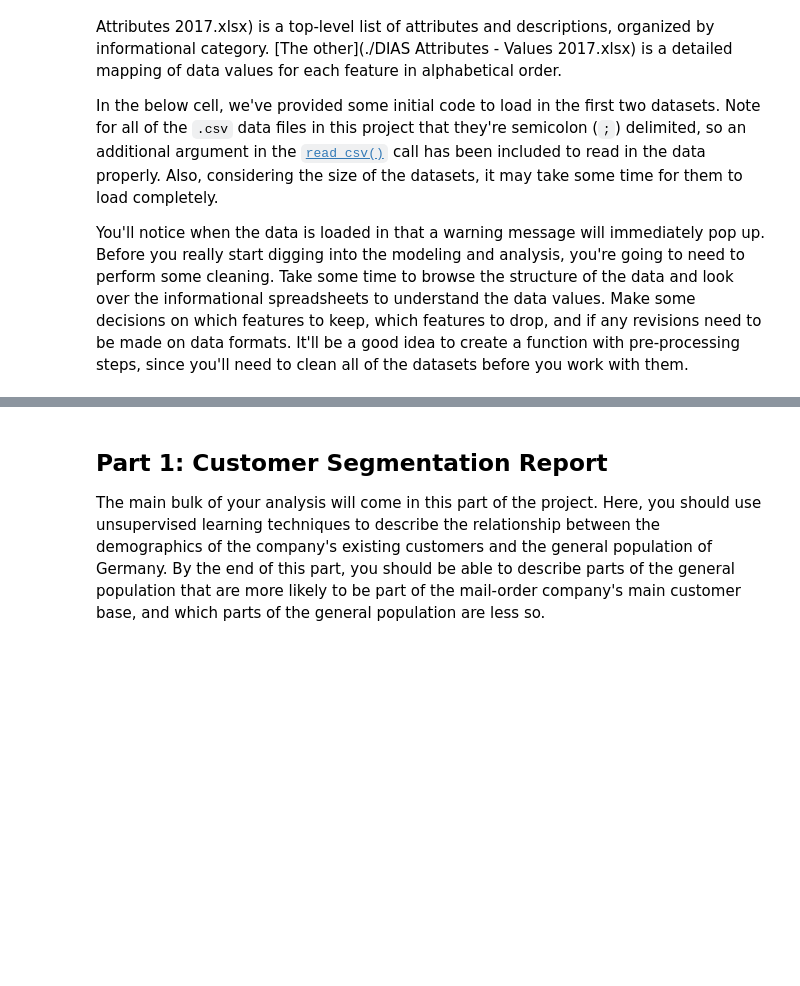
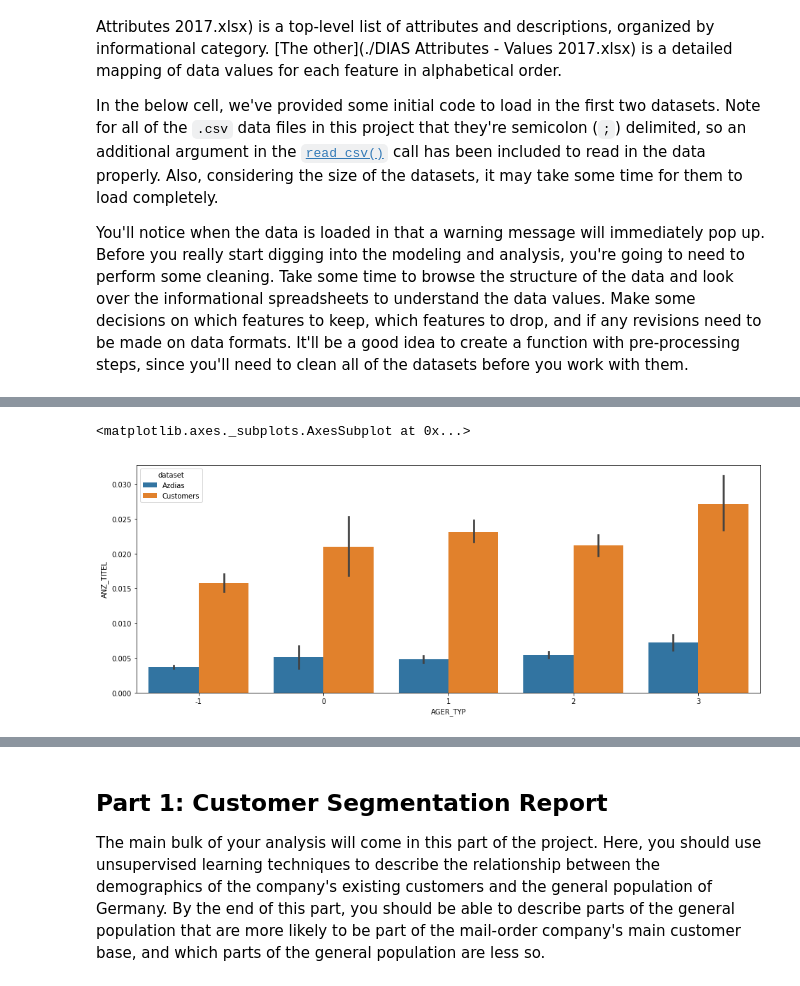
Before and after one commit to johnanisere/Identify-Customer-Segments, a Jupyter notebook: Arvato Project Workbook.ipynb, the cells around one changed output, grey strips where cells are left out. Cells and saved outputs as stored; diff of their text form; code cells hidden in the pictures; blank space fills up the shorter version.

```diff
--- a/Arvato Project Workbook.ipynb
+++ b/Arvato Project Workbook.ipynb
@@ -50,0 +144,6 @@ azdias.head(5)
+# %%
+plt.figure(figsize=(16, 6))
+sns.barplot(x="AGER_TYP", y="ANZ_TITEL", hue="dataset", data=df)
+# %% [output]
+<matplotlib.axes._subplots.AxesSubplot at 0x...>
+[figure, added]
```
Also changed, not shown: parts of 129 cells of this notebook.
